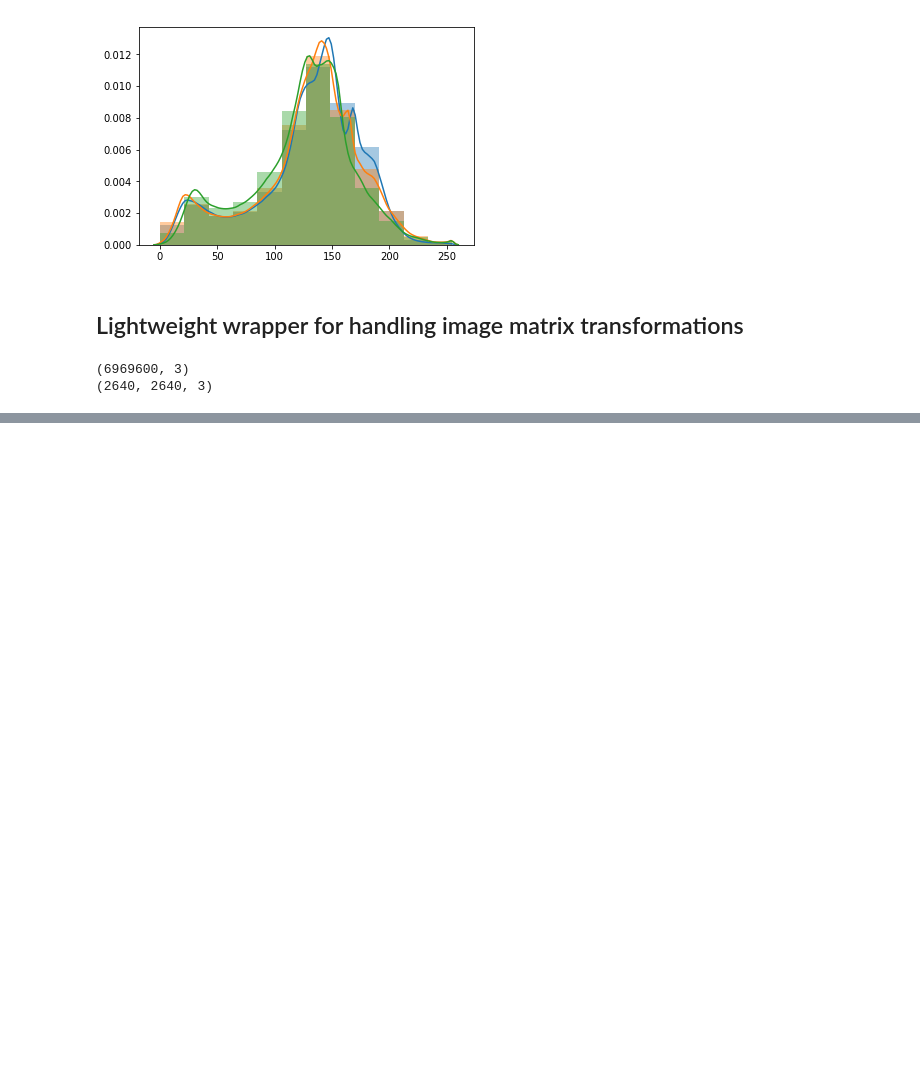
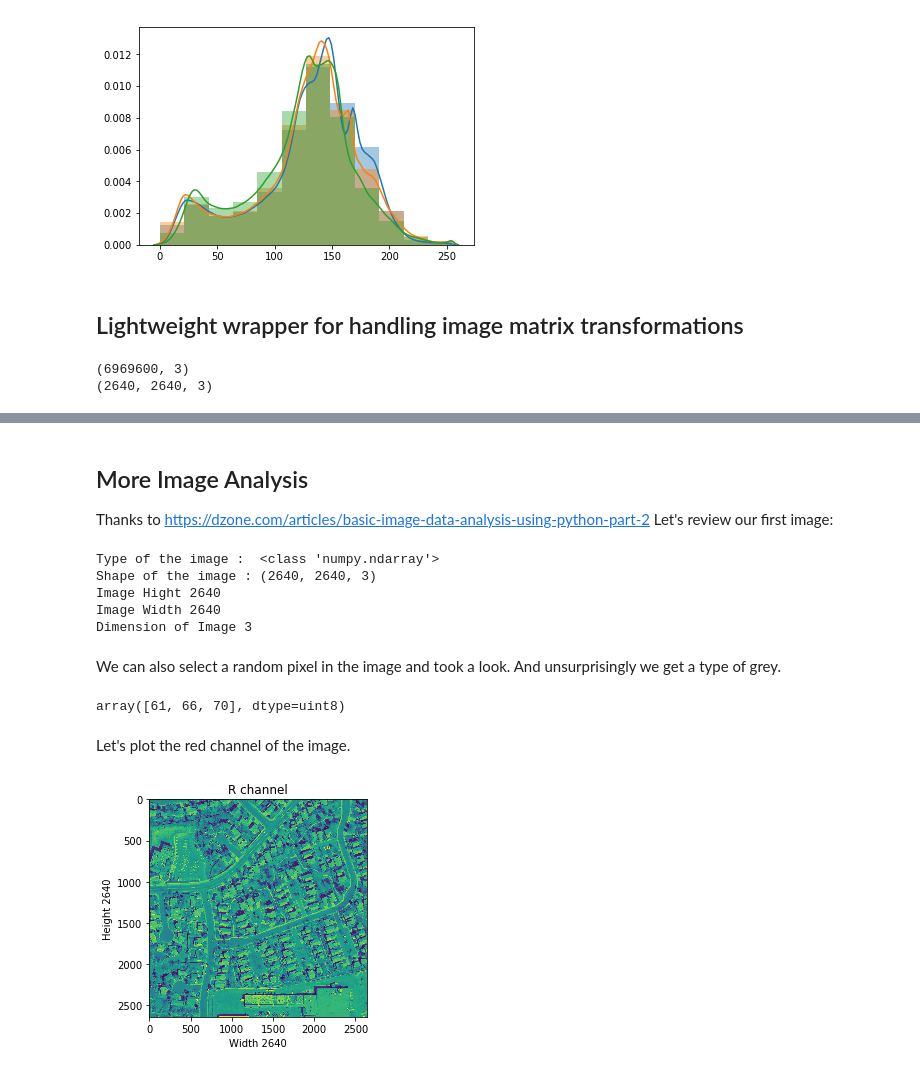
Before and after one commit to thebbennett/rooftopNN, a Jupyter notebook: Rooftop NN EDA.ipynb, the cells around one changed output, grey strips where cells are left out. Drawn from its saved outputs; the diff is of its cells as text; code cells hidden in the pictures; blank space fills up the shorter version.

Commit message:
added more image analysis

```diff
--- a/Rooftop NN EDA.ipynb
+++ b/Rooftop NN EDA.ipynb
@@ -178,0 +174,32 @@ plt.imshow(sobel(jpegs[0].image[:750,:750,2]))
+# %% [markdown]
+## More Image Analysis
+Thanks to https://dzone.com/articles/basic-image-data-analysis-using-python-part-2
+Let's review our first image:
+# %%
+print('Type of the image : ' , type(firstimg))
+print('Shape of the image : {}'.format(firstimg.shape))
+print('Image Hight {}'.format(firstimg.shape[0]))
+print('Image Width {}'.format(firstimg.shape[1]))
+print('Dimension of Image {}'.format(firstimg.ndim))
+# %% [output]
+Type of the image :  <class 'numpy.ndarray'>
+Shape of the image : (2640, 2640, 3)
+Image Hight 2640
+Image Width 2640
+Dimension of Image 3
+# %% [markdown]
+We can also select a random pixel in the image and took a look. And unsurprisingly we get a type of grey.
+# %%
+firstimg[ 100, 50 ]
+# %% [output]
+array([61, 66, 70], dtype=uint8)
+# %% [markdown]
+Let's plot the red channel of the image.
+# %%
+plt.title('R channel')
+plt.ylabel('Height {}'.format(firstimg.shape[0]))
+plt.xlabel('Width {}'.format(firstimg.shape[1]))
+plt.imshow(firstimg[ : , : , 0])
+plt.show()
+# %% [output]
+[figure, added]
```
Also changed, not shown: parts of 29 cells of this notebook.
